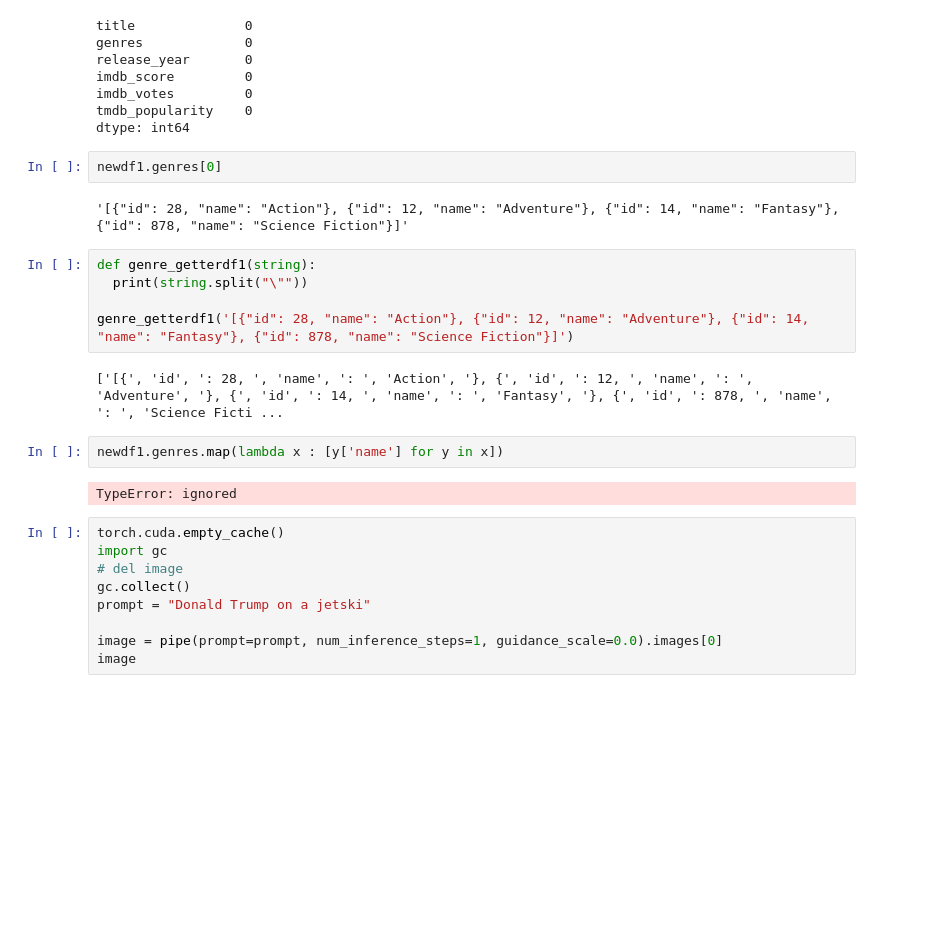
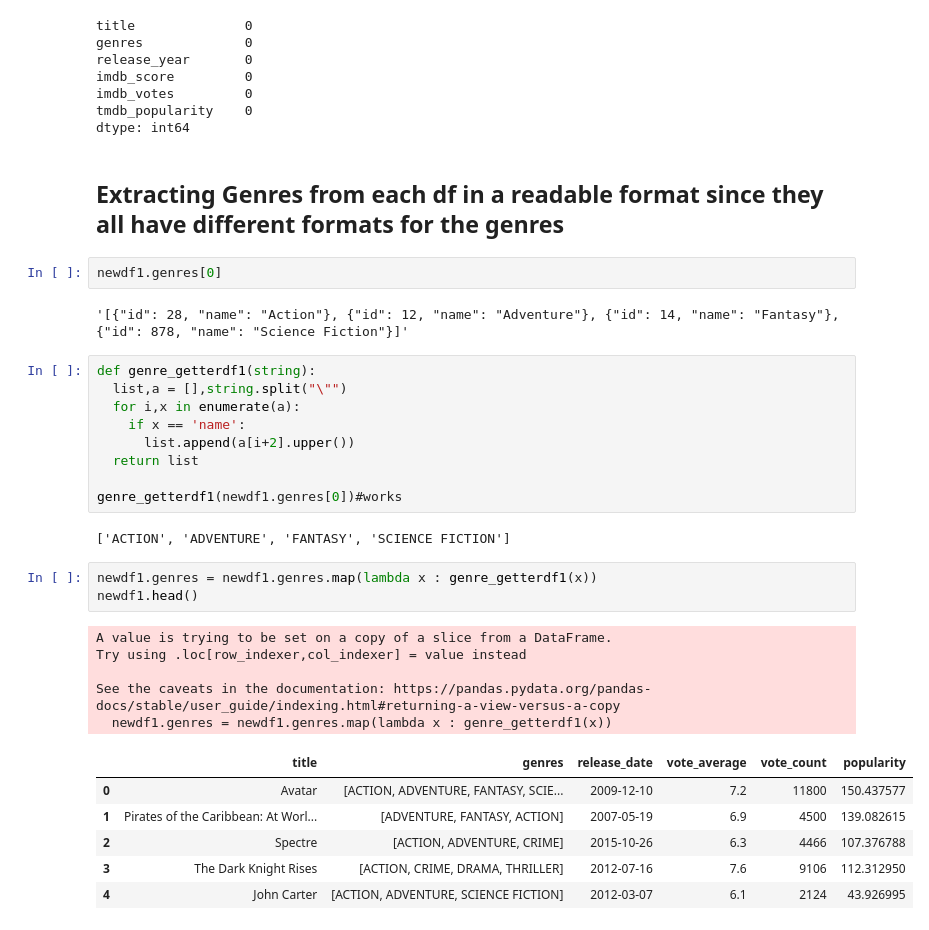
Before and after one commit to Nawsh1337/Movie-Recommendation-Bot-Using-LLMs, a Jupyter notebook: Data_Preprocessing.ipynb, the cells around one changed output. Saved outputs shown, nothing was run; the diff lists cells and outputs as text; blank space fills up the shorter version.

```diff
--- a/Data_Preprocessing.ipynb
+++ b/Data_Preprocessing.ipynb
@@ -211,27 +165,35 @@ imdb_score         0
 imdb_votes         0
 tmdb_popularity    0
 dtype: int64
+# %% [markdown]
+## **Extracting Genres from each df in a readable format since they all have different formats for the genres**
 # %%
 newdf1.genres[0]
 # %% [output]
 '[{"id": 28, "name": "Action"}, {"id": 12, "name": "Adventure"}, {"id": 14, "name": "Fantasy"}, {"id": 878, "name": "Science Fiction"}]'
-# %%
-def genre_getterdf1(string):
-  print(string.split("\""))
-
-genre_getterdf1('[{"id": 28, "name": "Action"}, {"id": 12, "name": "Adventure"}, {"id": 14, "name": "Fantasy"}, {"id": 878, "name": "Science Fiction"}]')
-# %% [output]
-['[{', 'id', ': 28, ', 'name', ': ', 'Action', '}, {', 'id', ': 12, ', 'name', ': ', 'Adventure', '}, {', 'id', ': 14, ', 'name', ': ', 'Fantasy', '}, {', 'id', ': 878, ', 'name', ': ', 'Science Ficti ...
+# %%
+def genre_getterdf1(string):
+  list,a = [],string.split("\"")
+  for i,x in enumerate(a):
+    if x == 'name':
+      list.append(a[i+2].upper())
+  return list
+
+genre_getterdf1(newdf1.genres[0])#works
+# %% [output]
+['ACTION', 'ADVENTURE', 'FANTASY', 'SCIENCE FICTION']
 # %%
-newdf1.genres.map(lambda x : [y['name'] for y in x])
+newdf1.genres = newdf1.genres.map(lambda x : genre_getterdf1(x))
+newdf1.head()
 # %% [output]
-TypeError: ignored
+A value is trying to be set on a copy of a slice from a DataFrame.
+Try using .loc[row_indexer,col_indexer] = value instead
+
+See the caveats in the documentation: https://pandas.pydata.org/pandas-docs/stable/user_guide/indexing.html#returning-a-view-versus-a-copy
+  newdf1.genres = newdf1.genres.map(lambda x : genre_getterdf1(x))
+|  | title | genres | release_date | vote_average | vote_count | popularity |
+| 0 | Avatar | [ACTION, ADVENTURE, FANTASY, SCIE... | 2009-12-10 | 7.2 | 11800 | 150.437577 |
+| 1 | Pirates of the Caribbean: At Worl... | [ADVENTURE, FANTASY, ACTION] | 2007-05-19 | 6.9 | 4500 | 139.082615 |
+| 2 | Spectre | [ACTION, ADVENTURE, CRIME] | 2015-10-26 | 6.3 | 4466 | 107.376788 |
+| 3 | The Dark Knight Rises | [ACTION, CRIME, DRAMA, THRILLER] | 2012-07-16 | 7.6 | 9106 | 112.312950 |
+| 4 | John Carter | [ACTION, ADVENTURE, SCIENCE FICTION] | 2012-03-07 | 6.1 | 2124 | 43.926995 |
-# %%
-torch.cuda.empty_cache()
-import gc
-# del image
-gc.collect()
-prompt = "Donald Trump on a jetski"
-
-image = pipe(prompt=prompt, num_inference_steps=1, guidance_scale=0.0).images[0]
-image
```
Also changed, not shown: parts of 20 cells of this notebook.
